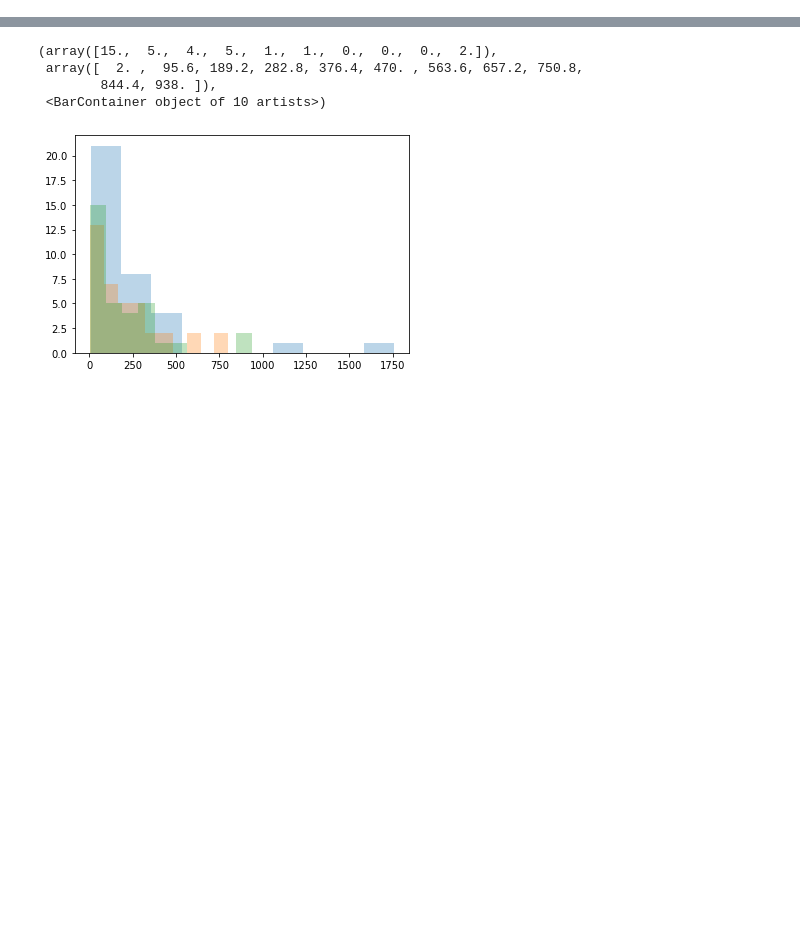
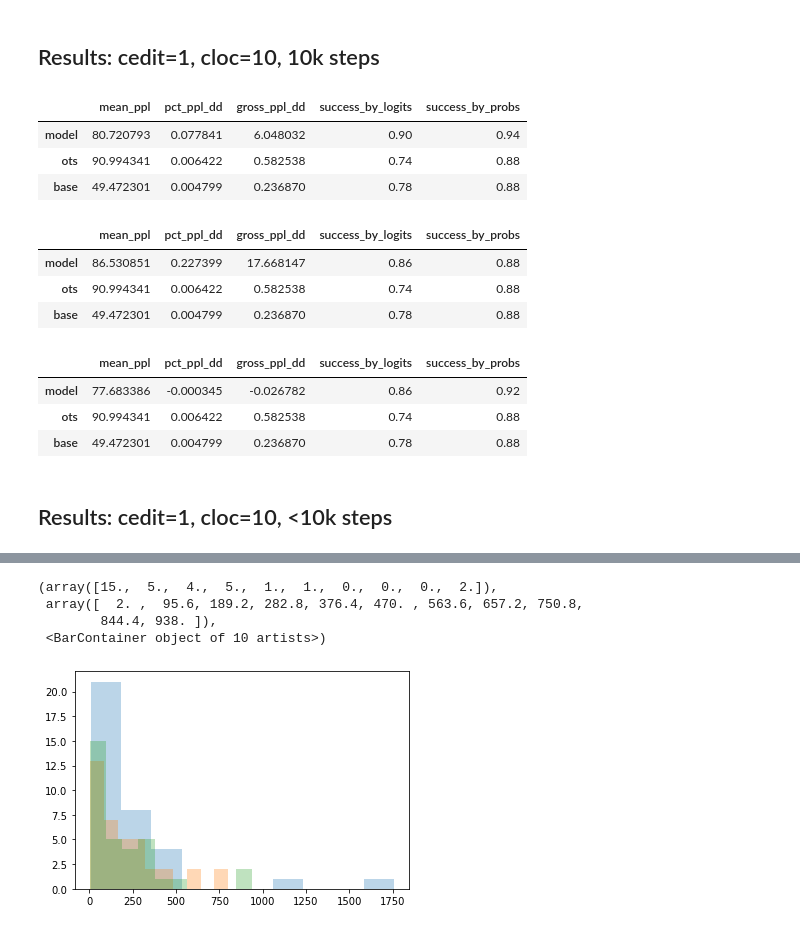
Before and after one commit to spencerbraun/editable_nlp, a Jupyter notebook: eval/Untitled.ipynb, the cells around one changed output, grey strips where cells are left out. Drawn from its saved outputs; the diff is of its cells as text; code cells hidden in the pictures; blank space fills up the shorter version.

Commit message:
more validation results, tweak to eval edit procedure

```diff
--- a/eval/Untitled.ipynb
+++ b/eval/Untitled.ipynb
@@ -31,17 +26,17 @@ class ModelComps:
     def __init__(self, model_path):
 
         self.model_path = model_path
-#         self.base_path = "edit_success_20210310.19.03.1615404464_gpt2_epoch0_ts10000.20210310.18.03.1615401990"
+        self.base_path = "edit_success_20210314.20.03.1615752056_gpt2_epoch0_ts10000.20210310.18.03.1615401990"
         self.ots_path = "edit_success_20210314.19.03.1615751556_OTS"
 
         self.model = self.readData(self.model_path)
-#         self.base = self.readData(self.base_path)
+        self.base = self.readData(self.base_path)
         self.ots = self.readData(self.ots_path)
 
         self.modelMap = {
             'model': self.model,
             'ots': self.ots,
-#             'base': self.base
+            'base': self.base
         }
 
         self.stats = {}
@@ -59,7 +54,10 @@ class ModelComps:
             pct_ppl_dd = model.apply(lambda x: (x.new_ppl - x.orig_ppl)/x.orig_ppl, axis=1).mean()
             gross_ppl_dd = model.apply(lambda x: x.new_ppl - x.orig_ppl, axis=1).mean()
             success_by_logits = model.success.mean()
-            success_by_probs = model.apply(lambda x: x.new_prob > x.old_prob, axis=1).mean()
+            try:
+                success_by_probs = model.apply(lambda x: x.new_prob > x.old_prob, axis=1).mean()
+            except AttributeError:
+                success_by_probs = np.nan
 
             self.stats[name] = {
                 "mean_ppl":mean_ppl,
@@ -74,8 +72,9 @@ class ModelComps:
         return pd.DataFrame(self.stats).T
 
     def plotStats(self):
-        pass
+
+
+
+        plt.hist(model[model.success].success_diff, alpha=0.3)
+        plt.hist(ots[ots.success].success_diff, alpha=0.3)
+        plt.hist(finetuned[finetuned.success].success_diff, alpha=0.3)
-# %%
-model_new = ModelComps("edit_success_20210314.19.03.1615750890_model_epoch0_ts10000.20210314.16.03.1615740151")
-model_new.runStats()
-model_new.statDf
@@ -81,0 +94,28 @@ model_new.statDf
+# %% [markdown]
+## Results: cedit=1, cloc=10, 10k steps
+# %%
+modelList10k = [
+    "edit_success_20210314.19.03.1615750890_model_epoch0_ts10000.20210314.16.03.1615740151", #cedit=1, cloc=10, n_edit_steps= min(3, loss<1)
+    "edit_success_20210314.19.03.1615750412_model_epoch0_ts10000.20210314.16.03.1615740151", #cedit=1, cloc=10, n_edit_steps= 5
+    "edit_success_20210314.20.03.1615752938_model_epoch0_ts10000.20210314.16.03.1615740151" #cedit=1, cloc=10, n_edit_steps= 1
+]
+# %%
+for model in modelList10k:
+    model_new = ModelComps(model)
+    model_new.runStats()
+    display(model_new.statDf)
+# %% [output]
+|  | mean_ppl | pct_ppl_dd | gross_ppl_dd | success_by_logits | success_by_probs |
+| model | 80.720793 | 0.077841 | 6.048032 | 0.90 | 0.94 |
+| ots | 90.994341 | 0.006422 | 0.582538 | 0.74 | 0.88 |
+| base | 49.472301 | 0.004799 | 0.236870 | 0.78 | 0.88 |
+|  | mean_ppl | pct_ppl_dd | gross_ppl_dd | success_by_logits | success_by_probs |
+| model | 86.530851 | 0.227399 | 17.668147 | 0.86 | 0.88 |
+| ots | 90.994341 | 0.006422 | 0.582538 | 0.74 | 0.88 |
+| base | 49.472301 | 0.004799 | 0.236870 | 0.78 | 0.88 |
+|  | mean_ppl | pct_ppl_dd | gross_ppl_dd | success_by_logits | success_by_probs |
+| model | 77.683386 | -0.000345 | -0.026782 | 0.86 | 0.92 |
+| ots | 90.994341 | 0.006422 | 0.582538 | 0.74 | 0.88 |
+| base | 49.472301 | 0.004799 | 0.236870 | 0.78 | 0.88 |
+# %% [markdown]
+## Results: cedit=1, cloc=10, <10k steps
```
Also changed, not shown: parts of 9 cells of this notebook, 8 other files.
